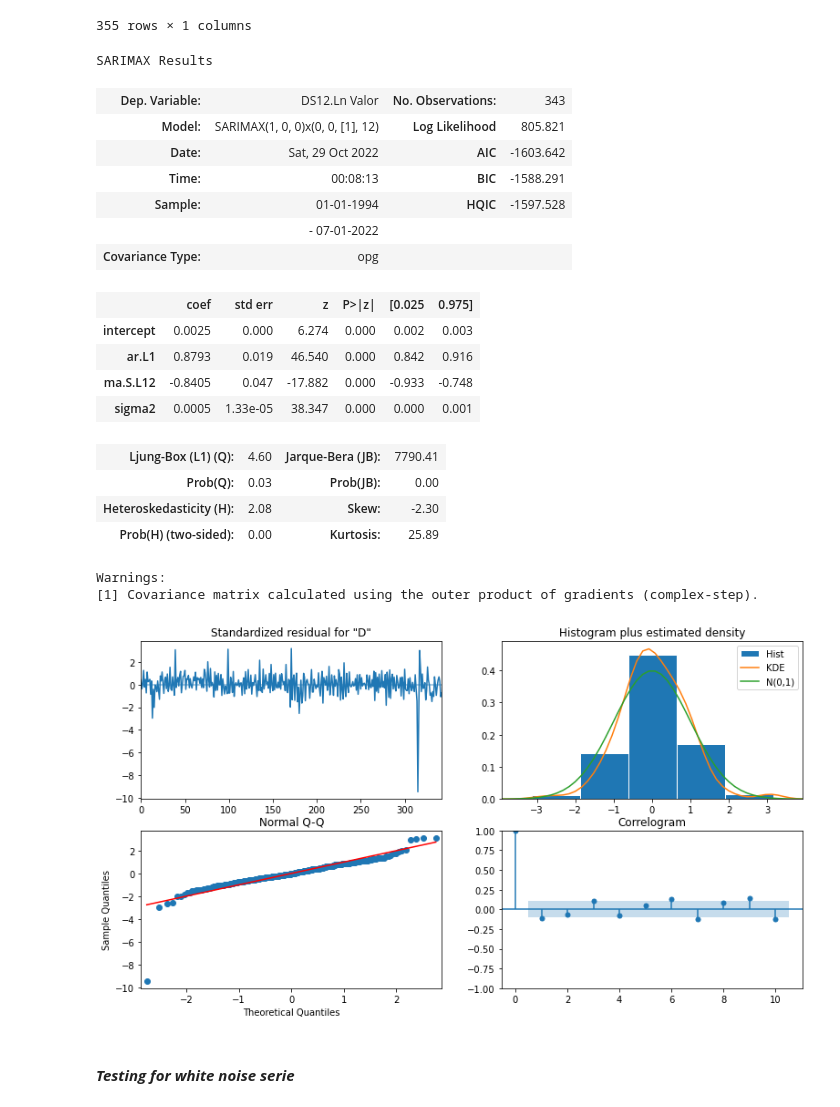
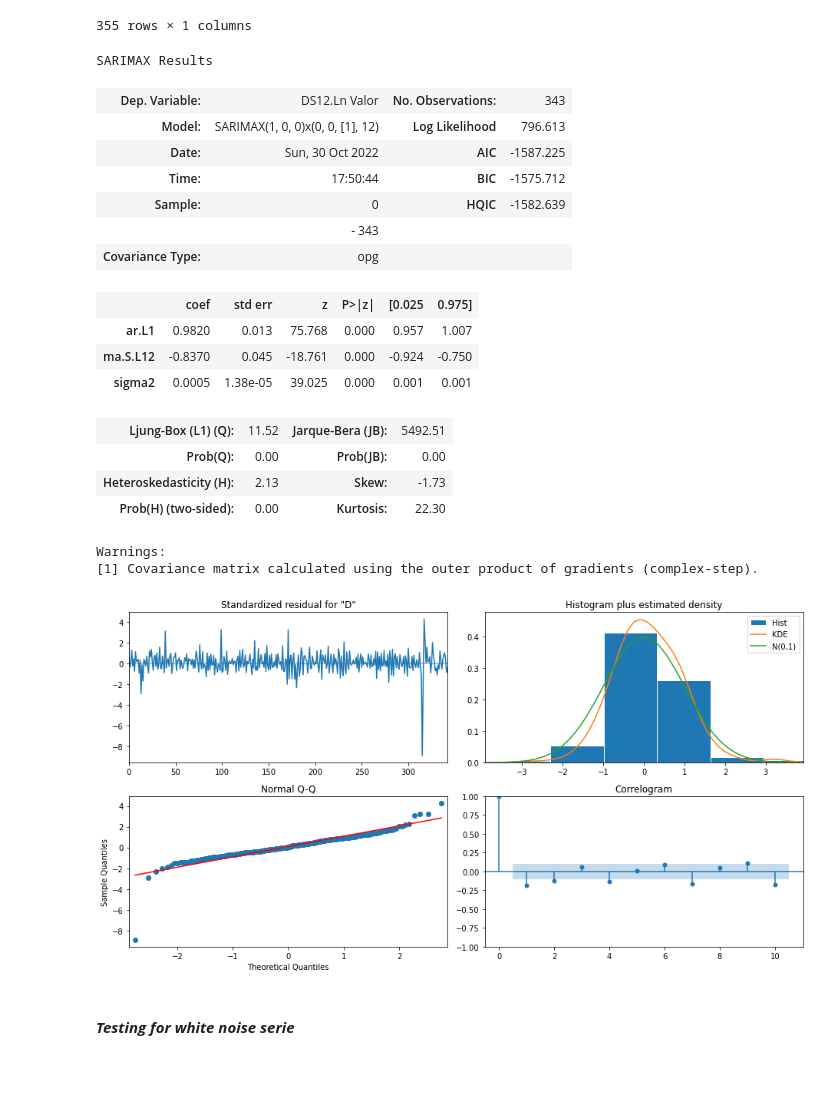
Before and after one commit to myrosandrade89/IA2_Module5, a Jupyter notebook: second_evidence/main.ipynb, the cells around one changed output. Drawn from its saved outputs; the diff is of its cells as text; code cells hidden in the pictures; blank space fills up the shorter version.

```diff
--- a/second_evidence/main.ipynb
+++ b/second_evidence/main.ipynb
@@ -196,8 +196,7 @@ h_index_economic_activity_mx_ln
 | 2022/07 | 4.712001 |
 355 rows × 1 columns
 # %%
-sarima_model = sm.tsa.statespace.SARIMAX(h_index_economic_activity_mx_ln, oder=(1,0,0), seasonal_order=(0,1,1,12), trend='c', simple_differencing=True)
-model = sm.tsa.statespace.SARIMAX(h_index_economic_activity_mx_stationary['Ln Valor'], oder=(1,0,0), seasonal_order=(0,1,1,12), trend='c', simple_differencing=True)
+sarima_model = sm.tsa.statespace.SARIMAX(h_index_economic_activity_mx_stationary['Ln Valor'], oder=(1,0,0), seasonal_order=(0,1,1,12), simple_differencing=True)
 # %%
 sarima_model_result = sarima_model.fit()
 # %%
@@ -205,28 +204,27 @@ sarima_model_result.summary()
 # %% [output]
 SARIMAX Results
 | Dep. Variable: | DS12.Ln Valor | No. Observations: | 343 |
-| Model: | SARIMAX(1, 0, 0)x(0, 0, [1], 12) | Log Likelihood | 805.821 |
-| Date: | Sat, 29 Oct 2022 | AIC | -1603.642 |
-| Time: | 00:08:13 | BIC | -1588.291 |
-| Sample: | 01-01-1994 | HQIC | -1597.528 |
-|  | - 07-01-2022 |  |  |
+| Model: | SARIMAX(1, 0, 0)x(0, 0, [1], 12) | Log Likelihood | 796.613 |
+| Date: | Sun, 30 Oct 2022 | AIC | -1587.225 |
+| Time: | 17:50:44 | BIC | -1575.712 |
+| Sample: | 0 | HQIC | -1582.639 |
+|  | - 343 |  |  |
 | Covariance Type: | opg |  |  |
 |  | coef | std err | z | P>|z| | [0.025 | 0.975] |
-| intercept | 0.0025 | 0.000 | 6.274 | 0.000 | 0.002 | 0.003 |
-| ar.L1 | 0.8793 | 0.019 | 46.540 | 0.000 | 0.842 | 0.916 |
-| ma.S.L12 | -0.8405 | 0.047 | -17.882 | 0.000 | -0.933 | -0.748 |
-| sigma2 | 0.0005 | 1.33e-05 | 38.347 | 0.000 | 0.000 | 0.001 |
+| ar.L1 | 0.9820 | 0.013 | 75.768 | 0.000 | 0.957 | 1.007 |
+| ma.S.L12 | -0.8370 | 0.045 | -18.761 | 0.000 | -0.924 | -0.750 |
+| sigma2 | 0.0005 | 1.38e-05 | 39.025 | 0.000 | 0.001 | 0.001 |
-| Ljung-Box (L1) (Q): | 4.60 | Jarque-Bera (JB): | 7790.41 |
-| Prob(Q): | 0.03 | Prob(JB): | 0.00 |
-| Heteroskedasticity (H): | 2.08 | Skew: | -2.30 |
-| Prob(H) (two-sided): | 0.00 | Kurtosis: | 25.89 |
+| Ljung-Box (L1) (Q): | 11.52 | Jarque-Bera (JB): | 5492.51 |
+| Prob(Q): | 0.00 | Prob(JB): | 0.00 |
+| Heteroskedasticity (H): | 2.13 | Skew: | -1.73 |
+| Prob(H) (two-sided): | 0.00 | Kurtosis: | 22.30 |
 Warnings:
 [1] Covariance matrix calculated using the outer product of gradients (complex-step).
 # %%
-model.fit().plot_diagnostics(figsize=(13,7))
+sarima_model_result.plot_diagnostics(figsize=(13,7))
 plt.show()
 # %% [output]
-[figure, old version]
+[figure, new version]
 # %% [markdown]
 #### ***Testing for white noise serie***
 # %%
```
Also changed, not shown: parts of 5 cells of this notebook.
